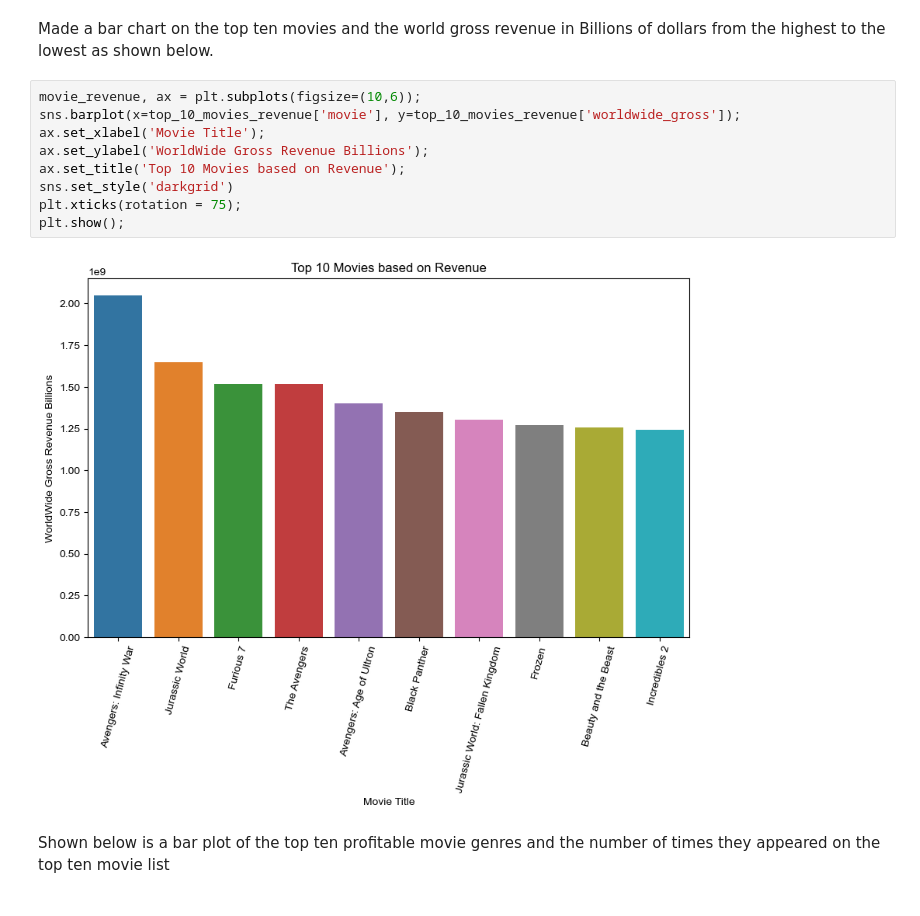
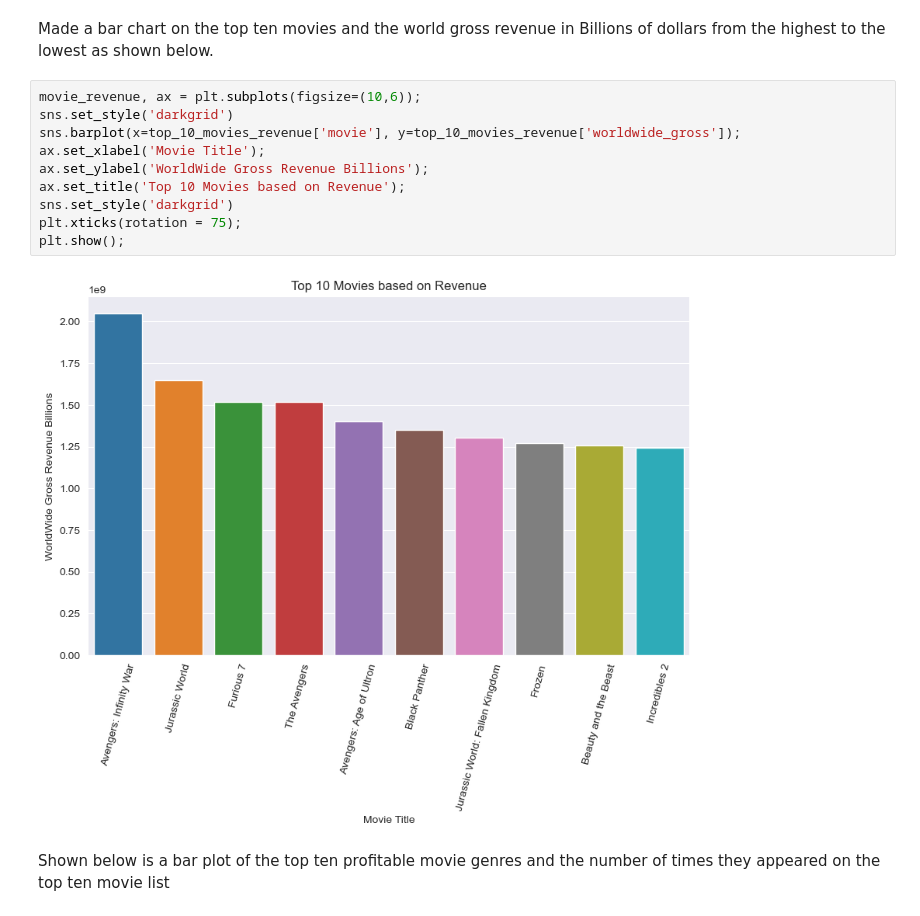
Before and after one commit to IceyPanda23/Phase-1-project, a Jupyter notebook: project.ipynb, the cells around one changed output. Drawn from its saved outputs; the diff is of its cells as text.

```diff
--- a/project.ipynb
+++ b/project.ipynb
@@ -495,15 +497,16 @@ So by hiring the top 10 movie directors to make a new movie the chances of succe
 Made a bar chart on the top ten movies and the world gross revenue in Billions of dollars from the highest to the lowest as shown below.
 # %%
 movie_revenue, ax = plt.subplots(figsize=(10,6));
+sns.set_style('darkgrid')
 sns.barplot(x=top_10_movies_revenue['movie'], y=top_10_movies_revenue['worldwide_gross']);
 ax.set_xlabel('Movie Title');
 ax.set_ylabel('WorldWide Gross Revenue Billions');
 ax.set_title('Top 10 Movies based on Revenue');
 sns.set_style('darkgrid')
 plt.xticks(rotation = 75);
 plt.show();
 # %% [output]
-[figure, old version]
+[figure, new version]
 # %% [markdown]
 Shown below is a bar plot of the top ten profitable movie genres and the number of times they appeared on the top ten movie list
 # %%
```
Also changed, not shown: parts of 6 cells of this notebook, 5 other files.
